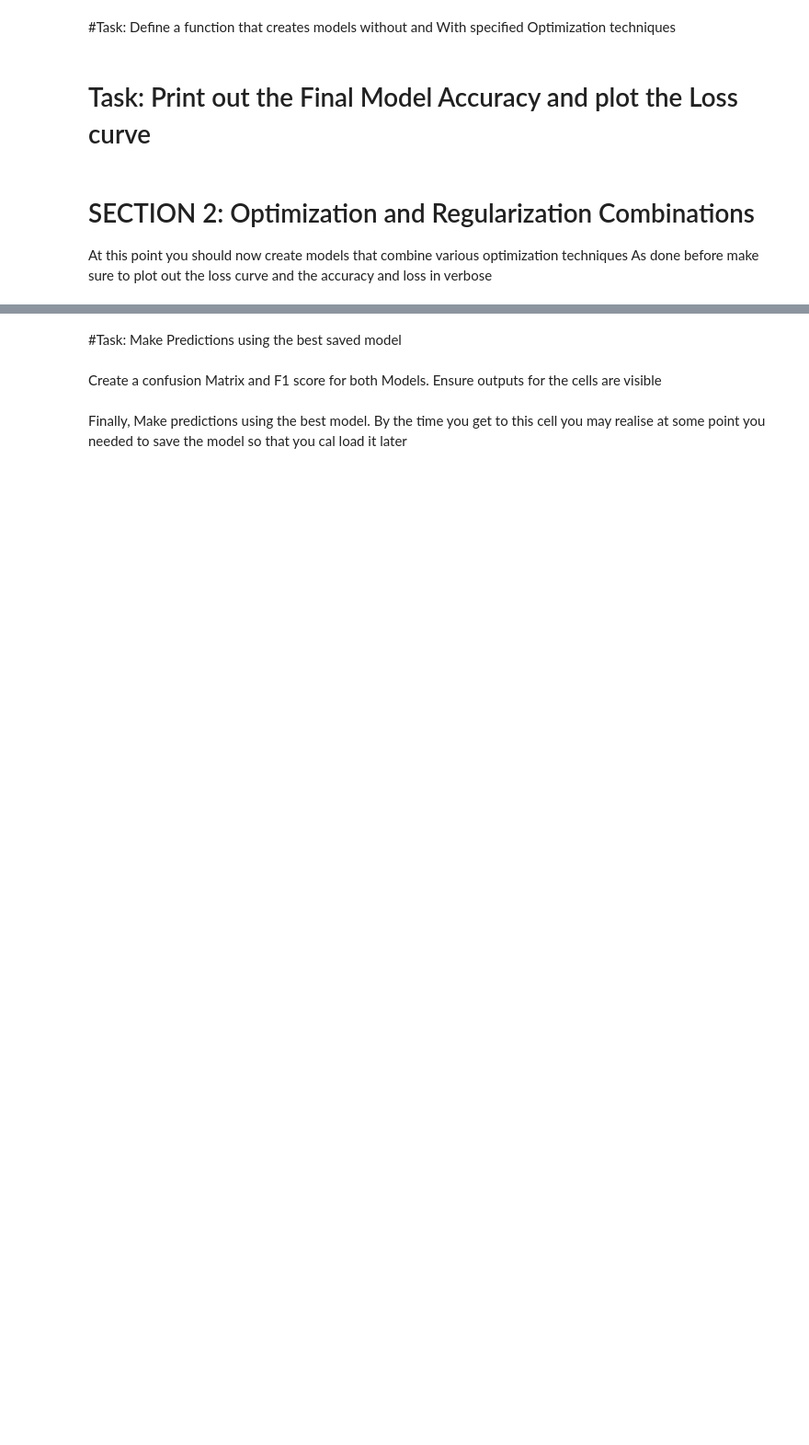
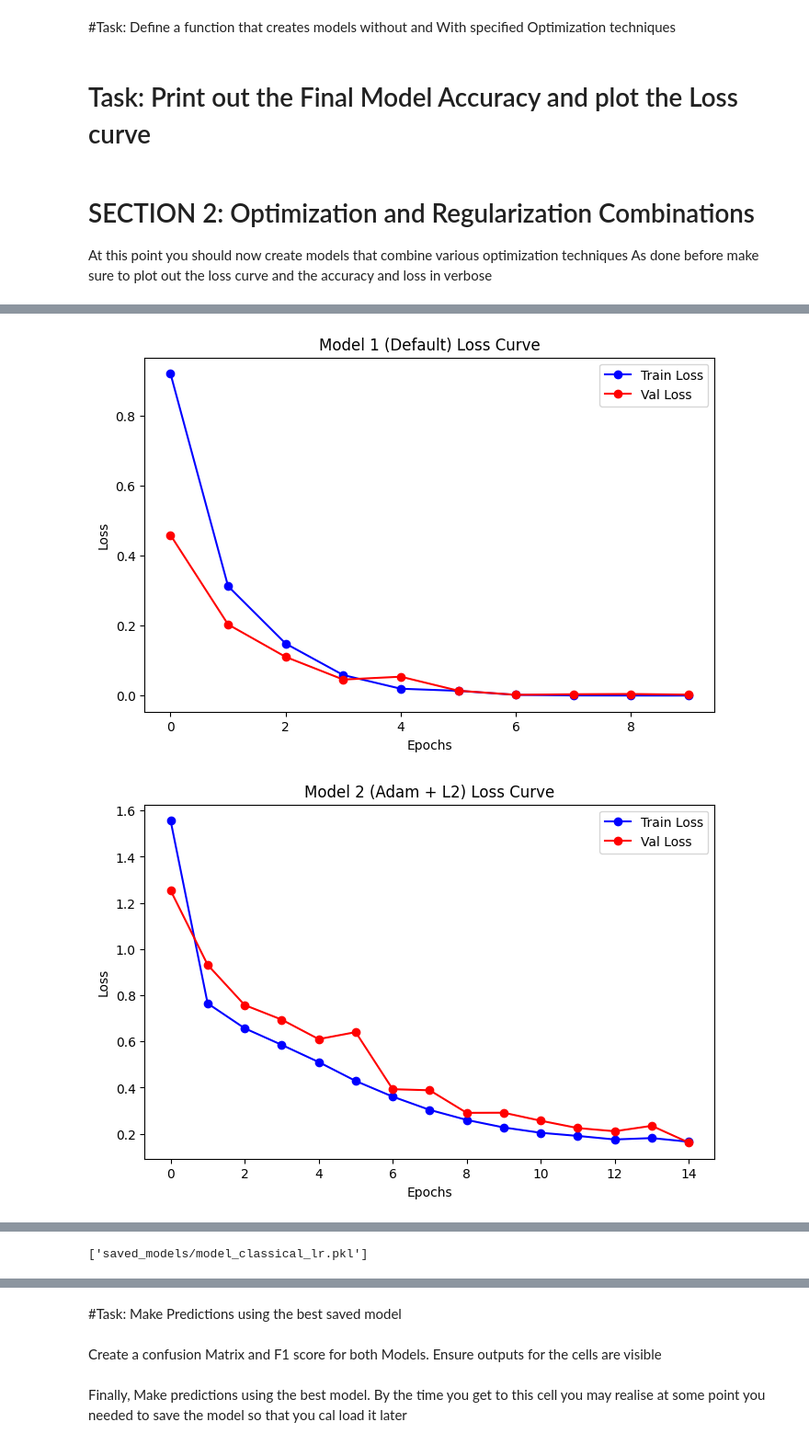
Before and after one commit to ktanguy/Summative, a Jupyter notebook: Summative_Intro_to_ml_Tanguy_Kwizera_assignment.ipynb, the cells around one changed output, grey strips where cells are left out. Shown at 92% size. Saved outputs shown, nothing was run; the diff lists cells and outputs as text; code cells hidden in the pictures; blank space fills up the shorter version.

```diff
--- a/Summative_Intro_to_ml_Tanguy_Kwizera_assignment.ipynb
+++ b/Summative_Intro_to_ml_Tanguy_Kwizera_assignment.ipynb
@@ -112,0 +247,14 @@ loss_curve_plot(model_4):
+# %%
+##Model 3 – RMSprop (No Reg, No EarlyStopping)
+model_3, history_3 = define_model(
+    optimizer_name='rmsprop',
+    regularization_type=None,
+    early_stopping=False,
+    dropout=0.2,
+    learning_rate=0.001,
+    layers=3,
+    train_data=train_ds,
+    val_data=val_ds,
+    epochs=15
+)
+model_3.save("saved_models/model_3_rmsprop.h5")
@@ -112,0 +280,14 @@ loss_curve_plot(model_4):
+# %%
+## Model 4 – Adam + L1+L2 + EarlyStopping
+model_4, history_4 = define_model(
+    optimizer_name='adam',
+    regularization_type='l1_l2',
+    early_stopping=True,
+    dropout=0.4,
+    learning_rate=0.0003,
+    layers=4,
+    train_data=train_ds,
+    val_data=val_ds,
+    epochs=20
+)
+model_4.save("saved_models/model_4_best.h5")
@@ -112,0 +313,19 @@ loss_curve_plot(model_4):
+# %%
+## Plot Loss Curve Function
+def loss_curve_plot(history, title="Loss Curve"):
+    plt.figure(figsize=(8, 5))
+    plt.plot(history.history['loss'], 'bo-', label='Train Loss')
+    plt.plot(history.history['val_loss'], 'ro-', label='Val Loss')
+    plt.title(title)
+    plt.xlabel('Epochs')
+    plt.ylabel('Loss')
+    plt.legend()
+    plt.show()
+
+loss_curve_plot(history_1, "Model 1 (Default) Loss Curve")
+loss_curve_plot(history_2, "Model 2 (Adam + L2) Loss Curve")
+loss_curve_plot(history_3, "Model 3 (RMSprop) Loss Curve")
+loss_curve_plot(history_4, "Model 4 (Best) Loss Curve")
+# %% [output]
+[figure, added]
+[figure, added]
@@ -112,0 +334,11 @@ loss_curve_plot(model_4):
+# %%
+## Classical ML Model – Logistic Regression
+X_train, y_train = next(train_ds)
+X_train_flat = X_train.reshape(X_train.shape[0], -1)
+y_train_labels = y_train.argmax(axis=1)
+
+clf = LogisticRegression(max_iter=500)
+clf.fit(X_train_flat, y_train_labels)
+joblib.dump(clf, "saved_models/model_classical_lr.pkl")
+# %% [output]
+['saved_models/model_classical_lr.pkl']
```
Also changed, not shown: parts of 23 cells of this notebook.
